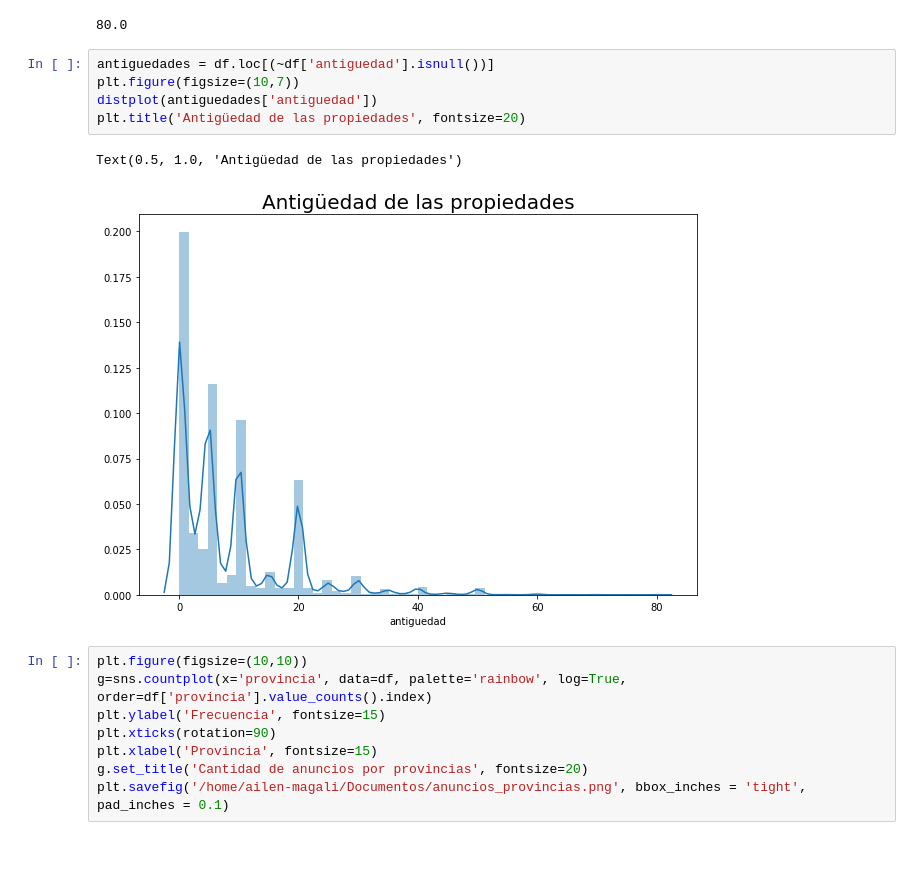
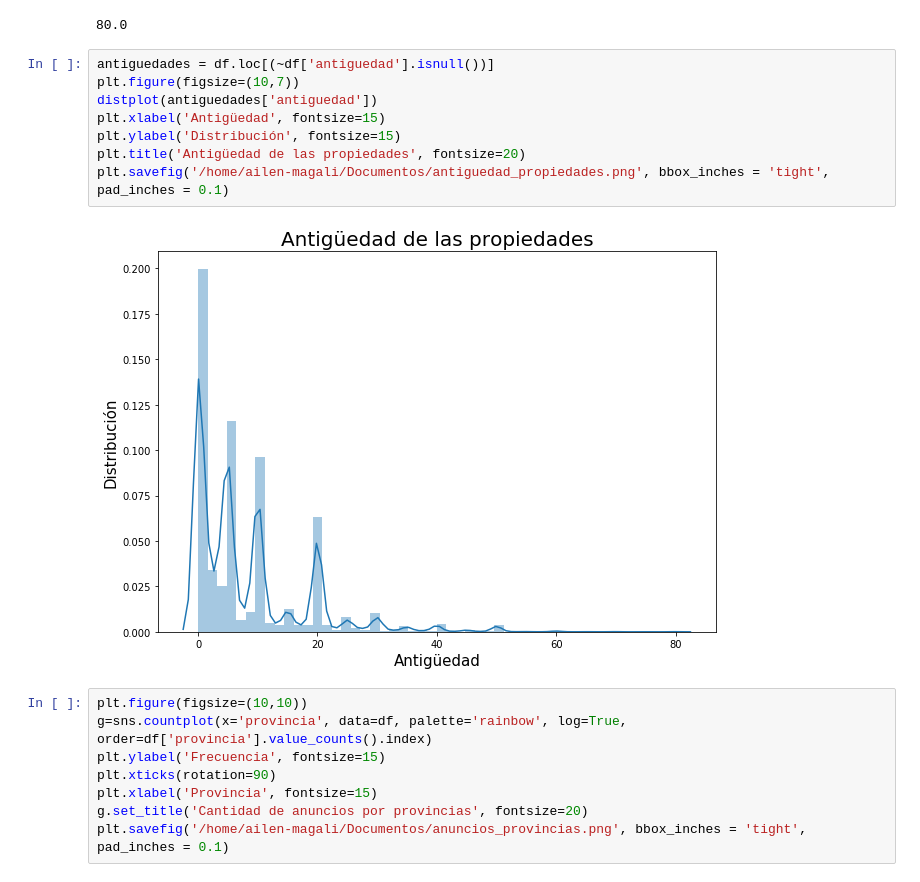
Before and after one commit to lorenzolgz/orgadatostp1, a Jupyter notebook: Análisis_Ailu.ipynb, the cells around one changed output. Cells and saved outputs as stored; diff of their text form; blank space fills up the shorter version.

```diff
--- a/Análisis_Ailu.ipynb
+++ b/Análisis_Ailu.ipynb
@@ -509,11 +508,13 @@ df['antiguedad'].max()
 # %%
 antiguedades = df.loc[(~df['antiguedad'].isnull())]
 plt.figure(figsize=(10,7))
 distplot(antiguedades['antiguedad'])
+plt.xlabel('Antigüedad', fontsize=15)
+plt.ylabel('Distribución', fontsize=15)
 plt.title('Antigüedad de las propiedades', fontsize=20)
+plt.savefig('/home/ailen-magali/Documentos/antiguedad_propiedades.png', bbox_inches = 'tight', pad_inches = 0.1)
 # %% [output]
-Text(0.5, 1.0, 'Antigüedad de las propiedades')
-[figure, old version]
+[figure, new version]
 # %%
 plt.figure(figsize=(10,10))
 g=sns.countplot(x='provincia', data=df, palette='rainbow', log=True, order=df['provincia'].value_counts().index)
```
Also changed, not shown: parts of 6 cells of this notebook.
